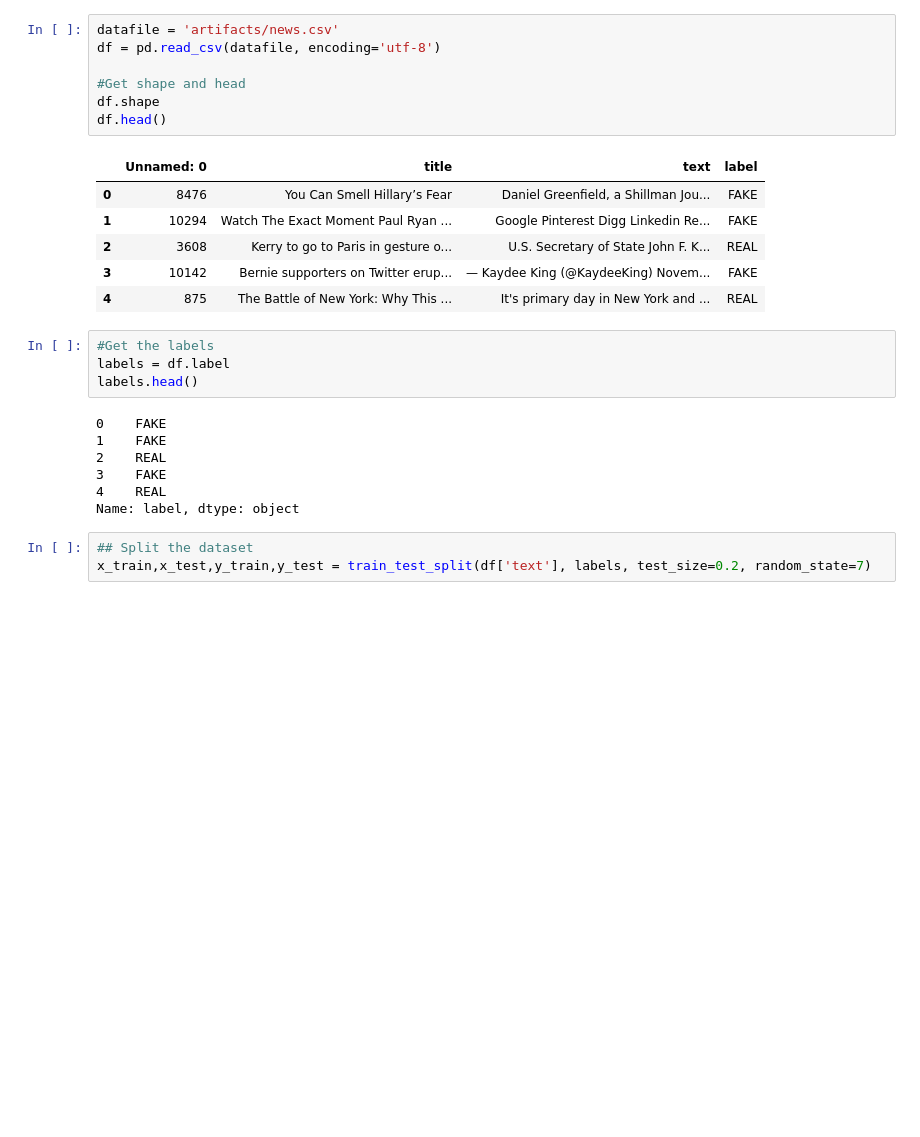
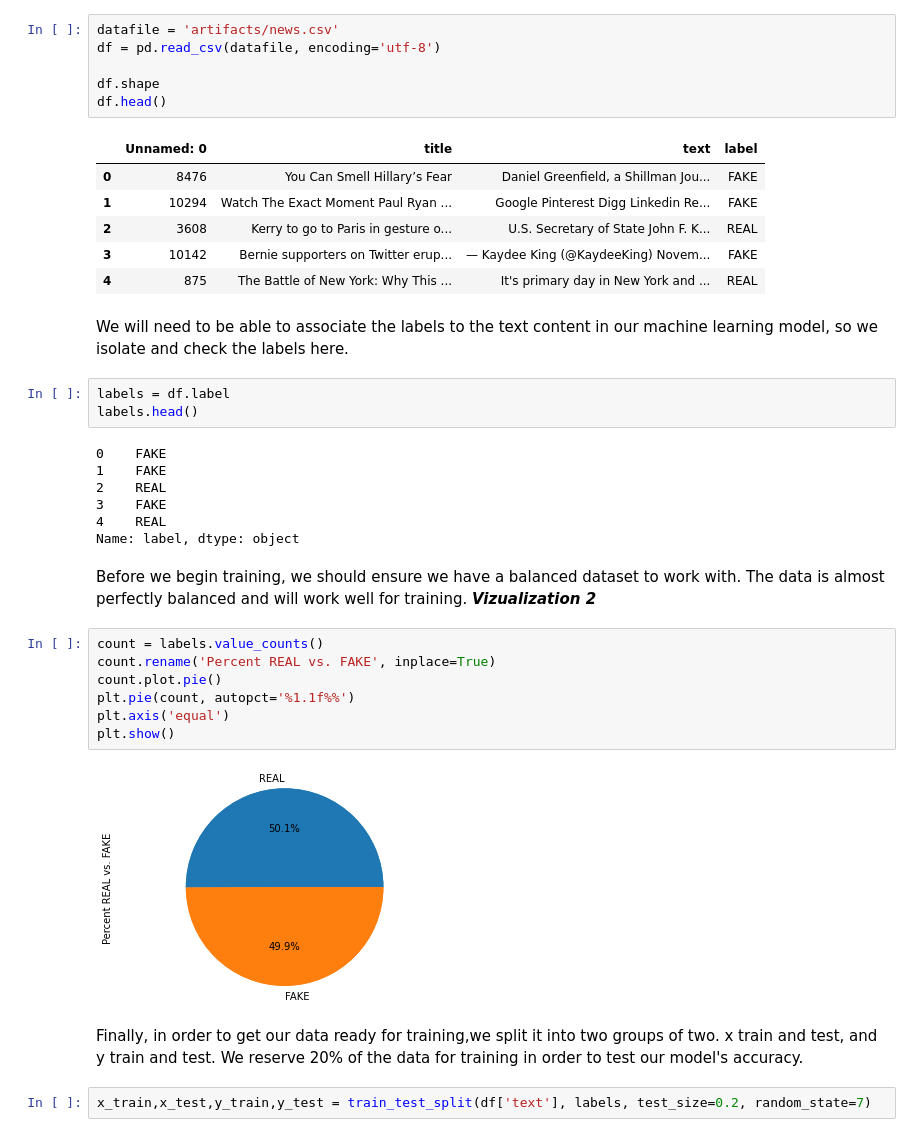
Before and after one commit to bthompson404/fake_news, a Jupyter notebook: train.ipynb, the cells around one changed output. Cells and saved outputs as stored; diff of their text form; blank space fills up the shorter version.

```diff
--- a/train.ipynb
+++ b/train.ipynb
@@ -13,7 +20,6 @@ from sklearn.metrics import accuracy_score, confusion_matrix
 datafile = 'artifacts/news.csv'
 df = pd.read_csv(datafile, encoding='utf-8')
 
-#Get shape and head
 df.shape
 df.head()
 # %% [output]
@@ -23,8 +29,9 @@ df.head()
 | 2 | 3608 | Kerry to go to Paris in gesture o... | U.S. Secretary of State John F. K... | REAL |
 | 3 | 10142 | Bernie supporters on Twitter erup... | — Kaydee King (@KaydeeKing) Novem... | FAKE |
 | 4 | 875 | The Battle of New York: Why This ... | It's primary day in New York and ... | REAL |
+# %% [markdown]
+We will need to be able to associate the labels to the text content in our machine learning model, so we isolate and check the labels here.
 # %%
-#Get the labels
 labels = df.label
 labels.head()
 # %% [output]
@@ -34,6 +41,18 @@ labels.head()
 3    FAKE
 4    REAL
 Name: label, dtype: object
+# %% [markdown]
+Before we begin training, we should ensure we have a balanced dataset to work with. The data is almost perfectly balanced and will work well for training. ***Vizualization 2***
+# %%
+count = labels.value_counts()
+count.rename('Percent REAL vs. FAKE', inplace=True)
+count.plot.pie()
+plt.pie(count, autopct='%1.1f%%')
+plt.axis('equal')
+plt.show()
+# %% [output]
+[figure, added]
+# %% [markdown]
+Finally, in order to get our data ready for training,we split it into two groups of two. x train and test, and y train and test. We reserve 20% of the data for training in order to test our model's accuracy.
 # %%
-## Split the dataset
 x_train,x_test,y_train,y_test = train_test_split(df['text'], labels, test_size=0.2, random_state=7)
```
Also changed, not shown: parts of 21 cells of this notebook.
